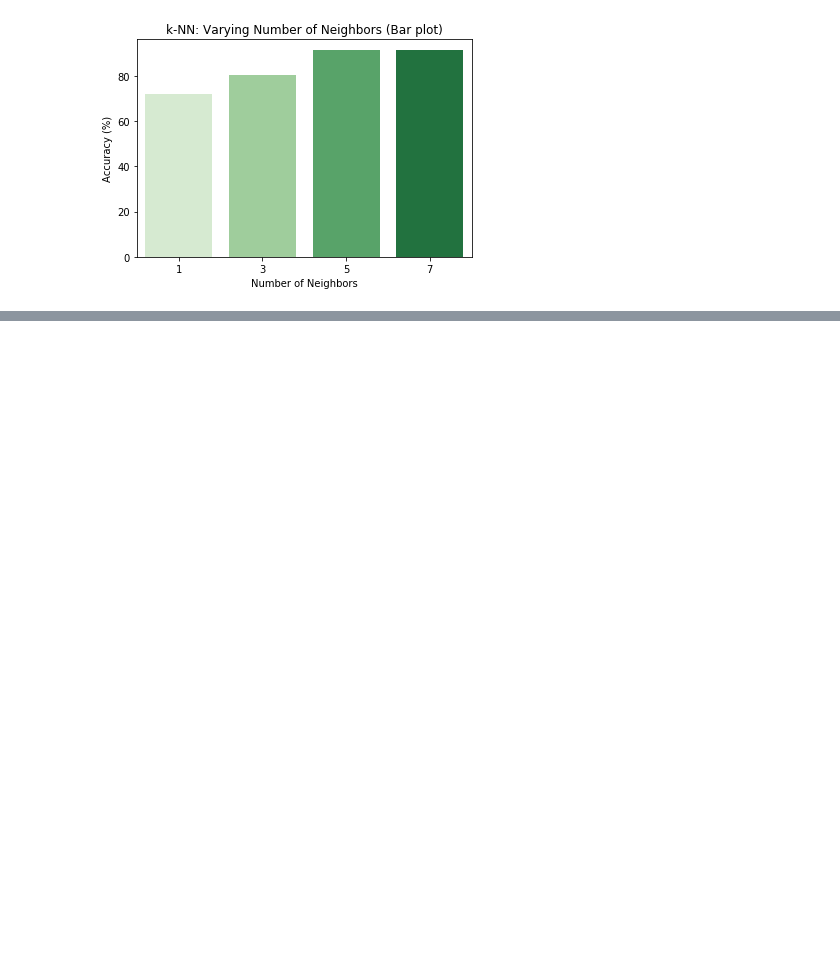
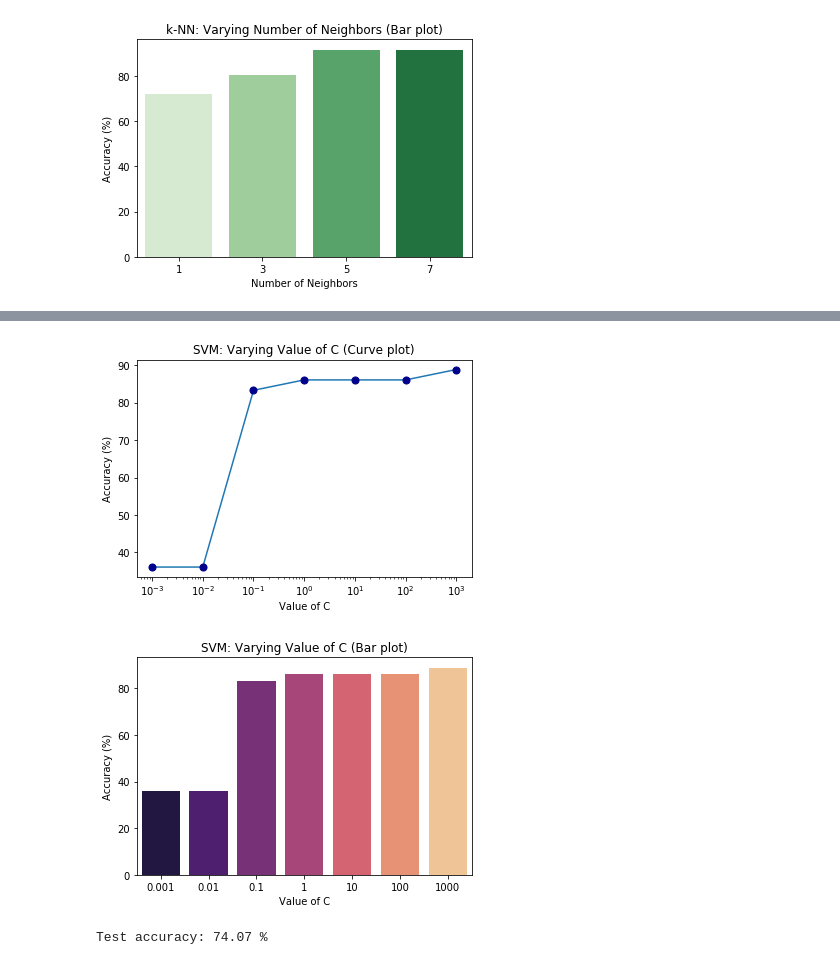
Before and after one commit to SimonettaBodojra/MLDL_HW1, a Jupyter notebook: HW1_Solution.ipynb, the cells around one changed output, grey strips where cells are left out. Drawn from its saved outputs; the diff is of its cells as text; code cells hidden in the pictures; blank space fills up the shorter version.

```diff
--- a/HW1_Solution.ipynb
+++ b/HW1_Solution.ipynb
@@ -125,0 +187,38 @@ plt.show()
+# %%
+#Ninth task
+
+# Curve plot k/accuracies
+plt.figure()
+plt.title('SVM: Varying Value of C (Curve plot)')
+plt.scatter(list(svms_linear.keys()), np.array(list(accuracies_svm_linear.values()))*100, s=50,c="darkblue")
+plt.plot(list(svms_linear.keys()), np.array(list(accuracies_svm_linear.values()))*100, zorder=-1)
+plt.xlabel('Value of C')
+plt.ylabel('Accuracy (%)')
+plt.xscale("log")
+
+# Bar plot k/accuracies
+plt.figure()
+plt.title('SVM: Varying Value of C (Bar plot)')
+plt.bar([str(c) for c in svms_linear.keys()], np.array(list(accuracies_svm_linear.values()))*100, color=(0.1,0.8,0.5,0.7))
+sns.barplot([str(c) for c in svms_linear.keys()], np.array(list(accuracies_svm_linear.values()))*100, palette = "magma")
+plt.xlabel('Value of C')
+plt.ylabel('Accuracy (%)')
+plt.show()
+# %% [output]
+[figure, added]
+[figure, added]
+# %%
+#Eleventh task
+bestC_linear = max(list(accuracies_svm_linear.items()), key=lambda v: v[1])[0]
+bestSVM_linear = svms_linear[bestC_linear]
+
+#Train the model using the training sets
+bestSVM_linear.fit(X_train_validation, y_train_validation)
+
+#Predict the response for test dataset
+y_pred_linear = bestSVM_linear.predict(X_test)
+
+#Accuracy
+print(f"Test accuracy: {accuracy_score(y_test, y_pred_linear)*100:.2f} %")
+# %% [output]
+Test accuracy: 74.07 %
```
Also changed, not shown: parts of 8 cells of this notebook.
